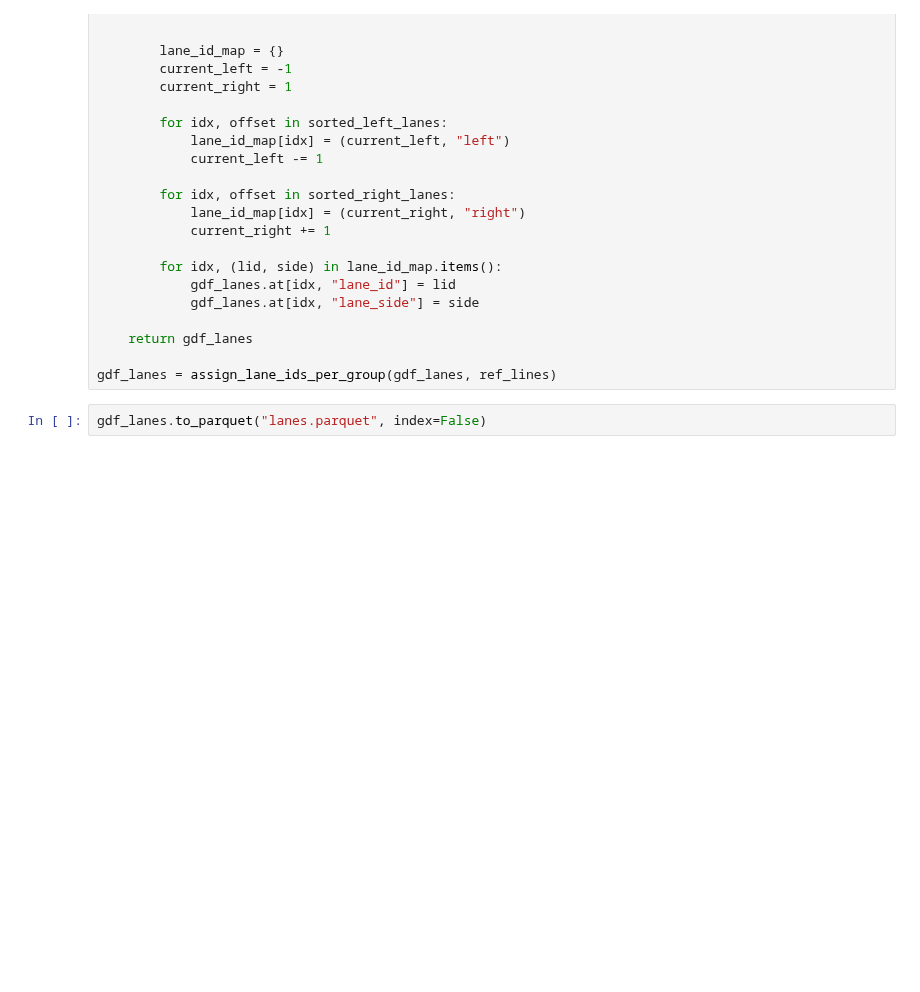
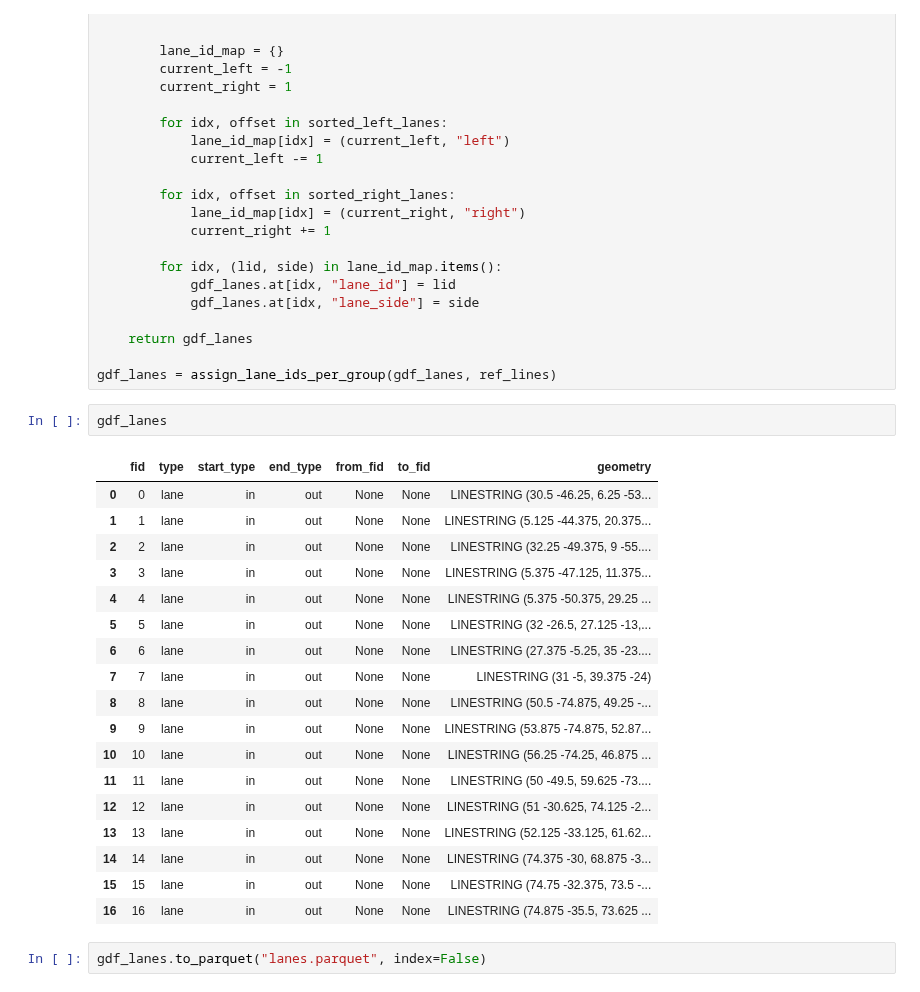
Before and after one commit to shao-lab-uga/LaneGraph, a Jupyter notebook: extract_opendrive_map.ipynb, the cells around one changed output. Saved outputs shown, nothing was run; the diff lists cells and outputs as text; blank space fills up the shorter version.

```diff
--- a/extract_opendrive_map.ipynb
+++ b/extract_opendrive_map.ipynb
@@ -901,6 +870,27 @@ def assign_lane_ids_per_group(gdf_lanes, ref_lines, num_points=50):
     return gdf_lanes
 
 gdf_lanes = assign_lane_ids_per_group(gdf_lanes, ref_lines)
+# %%
+gdf_lanes
+# %% [output]
+|  | fid | type | start_type | end_type | from_fid | to_fid | geometry |
+| 0 | 0 | lane | in | out | None | None | LINESTRING (30.5 -46.25, 6.25 -53... |
+| 1 | 1 | lane | in | out | None | None | LINESTRING (5.125 -44.375, 20.375... |
+| 2 | 2 | lane | in | out | None | None | LINESTRING (32.25 -49.375, 9 -55.... |
+| 3 | 3 | lane | in | out | None | None | LINESTRING (5.375 -47.125, 11.375... |
+| 4 | 4 | lane | in | out | None | None | LINESTRING (5.375 -50.375, 29.25 ... |
+| 5 | 5 | lane | in | out | None | None | LINESTRING (32 -26.5, 27.125 -13,... |
+| 6 | 6 | lane | in | out | None | None | LINESTRING (27.375 -5.25, 35 -23.... |
+| 7 | 7 | lane | in | out | None | None | LINESTRING (31 -5, 39.375 -24) |
+| 8 | 8 | lane | in | out | None | None | LINESTRING (50.5 -74.875, 49.25 -... |
+| 9 | 9 | lane | in | out | None | None | LINESTRING (53.875 -74.875, 52.87... |
+| 10 | 10 | lane | in | out | None | None | LINESTRING (56.25 -74.25, 46.875 ... |
+| 11 | 11 | lane | in | out | None | None | LINESTRING (50 -49.5, 59.625 -73.... |
+| 12 | 12 | lane | in | out | None | None | LINESTRING (51 -30.625, 74.125 -2... |
+| 13 | 13 | lane | in | out | None | None | LINESTRING (52.125 -33.125, 61.62... |
+| 14 | 14 | lane | in | out | None | None | LINESTRING (74.375 -30, 68.875 -3... |
+| 15 | 15 | lane | in | out | None | None | LINESTRING (74.75 -32.375, 73.5 -... |
+| 16 | 16 | lane | in | out | None | None | LINESTRING (74.875 -35.5, 73.625 ... |
 # %%
 gdf_lanes.to_parquet("lanes.parquet", index=False)
 # %%
```
Also changed, not shown: parts of 4 cells of this notebook, 8 other files.
